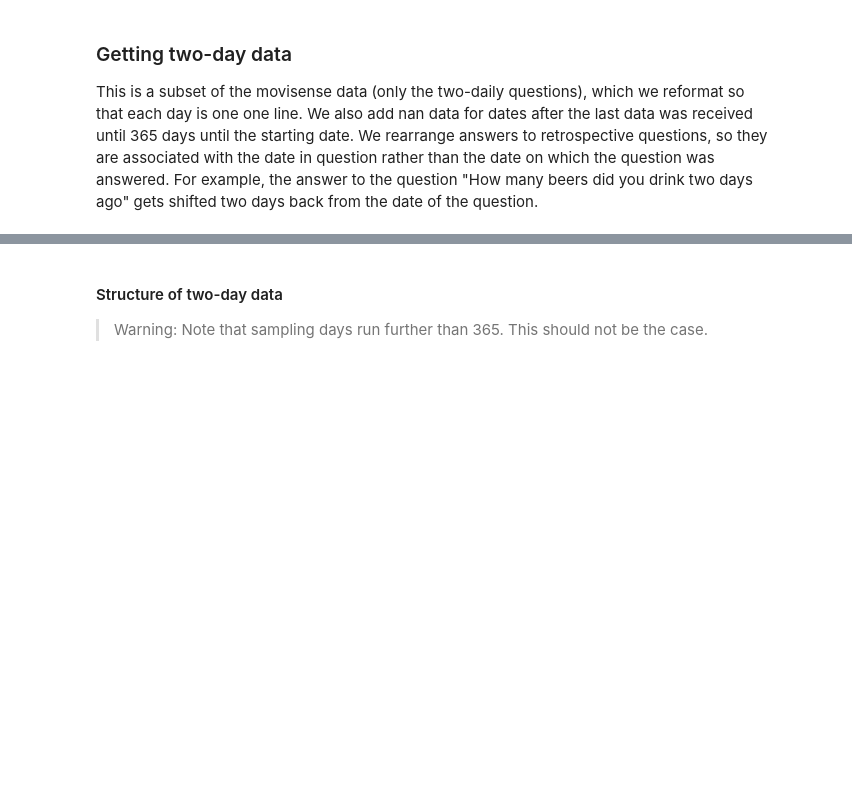
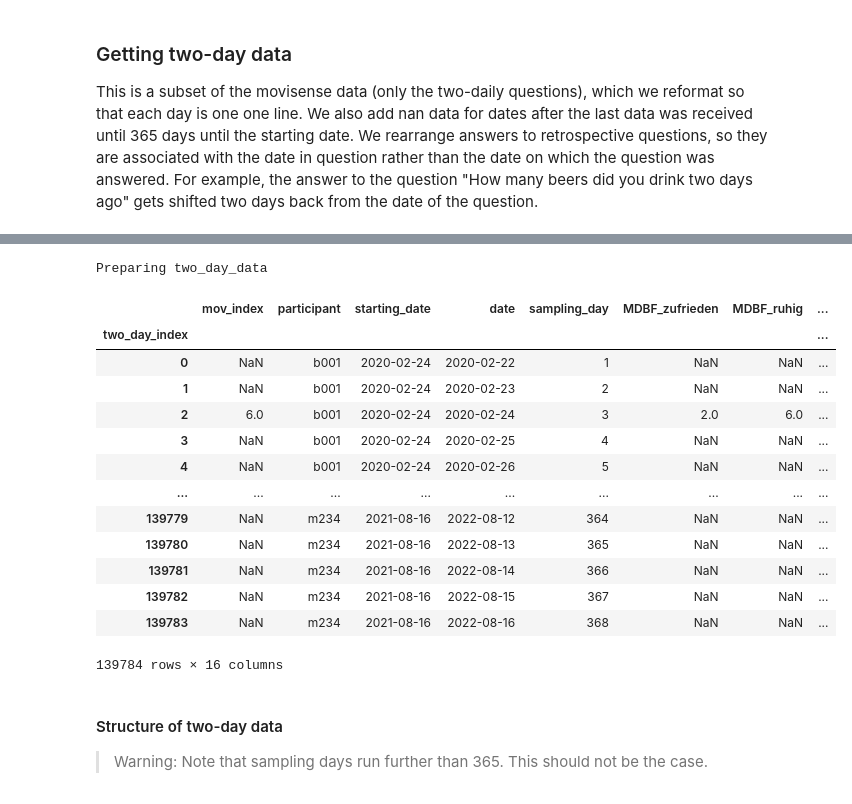
Before and after one commit to hgzech/trr265, a Jupyter notebook: notebooks/01_data_provider.ipynb, the cells around one changed output, grey strips where cells are left out. Saved outputs shown, nothing was run; the diff lists cells and outputs as text; code cells hidden in the pictures; blank space fills up the shorter version.

Commit message:
Added movisense data preprocessing

```diff
--- a/notebooks/01_data_provider.ipynb
+++ b/notebooks/01_data_provider.ipynb
@@ -25,11 +25,21 @@ class DataProvider():
         assert os.path.isdir(self.raw), "Raw data folder not found."
         assert os.path.isdir(self.interim), "Interim data folder not found."
         assert os.path.isdir(self.processed), "Processed data folder not found."
+        # Phone screening files
         self.phonescreening_data_path = os.path.join(self.raw, "phonescreening.csv")
         self.phone_codebook_path = os.path.join(self.external, "phone_codebook.html")
+        # Basic assessment files
         self.ba_codebook_path = os.path.join(self.external, "ba_codebook.html")
         self.ba_data_path = os.path.join(self.raw, "ba.csv")
         self.b07_participants_path = os.path.join(self.external, "b7_participants.xlsx")
+        # Movisense data
+        self.mov_berlin_path = os.path.join(self.raw, "mov_data_b.csv")
+        self.mov_dresden_path = os.path.join(self.raw, "mov_data_d.csv")
+        self.mov_mannheim_path = os.path.join(self.raw, "mov_data_m.csv")
+        self.mov_berlin_starting_dates_path = os.path.join(self.raw, "starting_dates_b.html")
+        self.mov_dresden_starting_dates_path = os.path.join(self.raw, "starting_dates_d.html")
+        self.mov_mannheim_starting_dates_path = os.path.join(self.raw, "starting_dates_m.html")
+        self.alcohol_per_drink_path = os.path.join(self.external,'alcohol_per_drink.csv')
 
 
 #export
@@ -504,5 +538,23 @@ def get_two_day_data(self:DataProvider):
     df['sampling_day'] = df.groupby('participant').starting_date.cumcount() + 1
     df.index.rename('two_day_index',inplace = True)
     return df[['mov_index','participant','starting_date','date','sampling_day'] + mdbf_columns + ['soziale_isolation','alternative_rewards','craving','limit','control','drinks','g_alc']]
+# %%
+dp.get_two_day_data(update = True)
+# %% [output]
+Preparing two_day_data
+|  | mov_index | participant | starting_date | date | sampling_day | MDBF_zufrieden | MDBF_ruhig | ... |
+| two_day_index |  |  |  |  |  |  |  | ... |
+| 0 | NaN | b001 | 2020-02-24 | 2020-02-22 | 1 | NaN | NaN | ... |
+| 1 | NaN | b001 | 2020-02-24 | 2020-02-23 | 2 | NaN | NaN | ... |
+| 2 | 6.0 | b001 | 2020-02-24 | 2020-02-24 | 3 | 2.0 | 6.0 | ... |
+| 3 | NaN | b001 | 2020-02-24 | 2020-02-25 | 4 | NaN | NaN | ... |
+| 4 | NaN | b001 | 2020-02-24 | 2020-02-26 | 5 | NaN | NaN | ... |
+| ... | ... | ... | ... | ... | ... | ... | ... | ... |
+| 139779 | NaN | m234 | 2021-08-16 | 2022-08-12 | 364 | NaN | NaN | ... |
+| 139780 | NaN | m234 | 2021-08-16 | 2022-08-13 | 365 | NaN | NaN | ... |
+| 139781 | NaN | m234 | 2021-08-16 | 2022-08-14 | 366 | NaN | NaN | ... |
+| 139782 | NaN | m234 | 2021-08-16 | 2022-08-15 | 367 | NaN | NaN | ... |
+| 139783 | NaN | m234 | 2021-08-16 | 2022-08-16 | 368 | NaN | NaN | ... |
+139784 rows × 16 columns
 # %%
 def test_one_line_per_participant_day():
```
Also changed, not shown: parts of 10 cells of this notebook, 15 other files.
